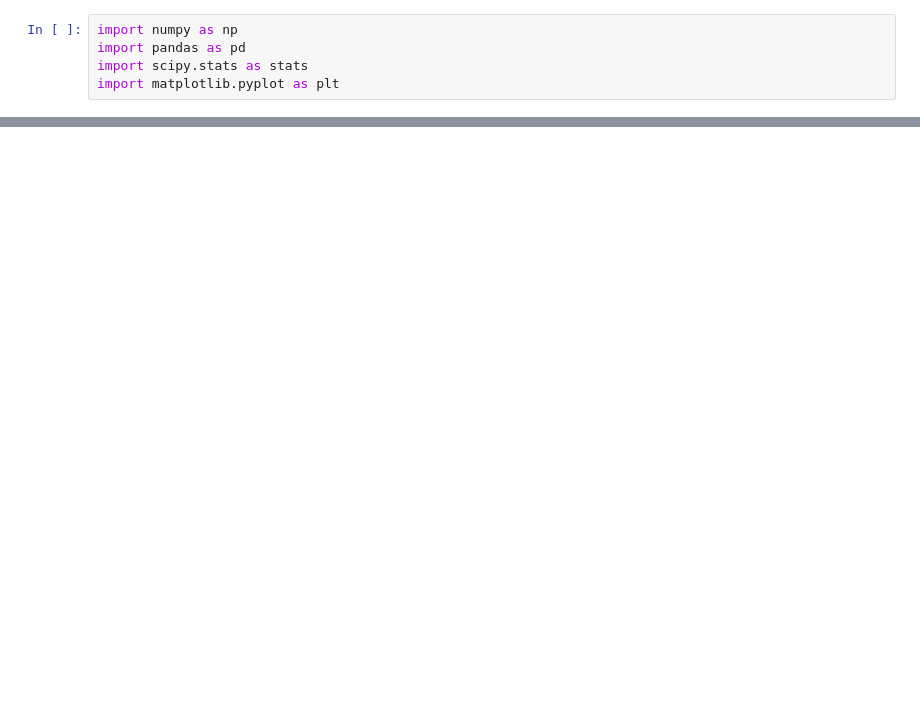
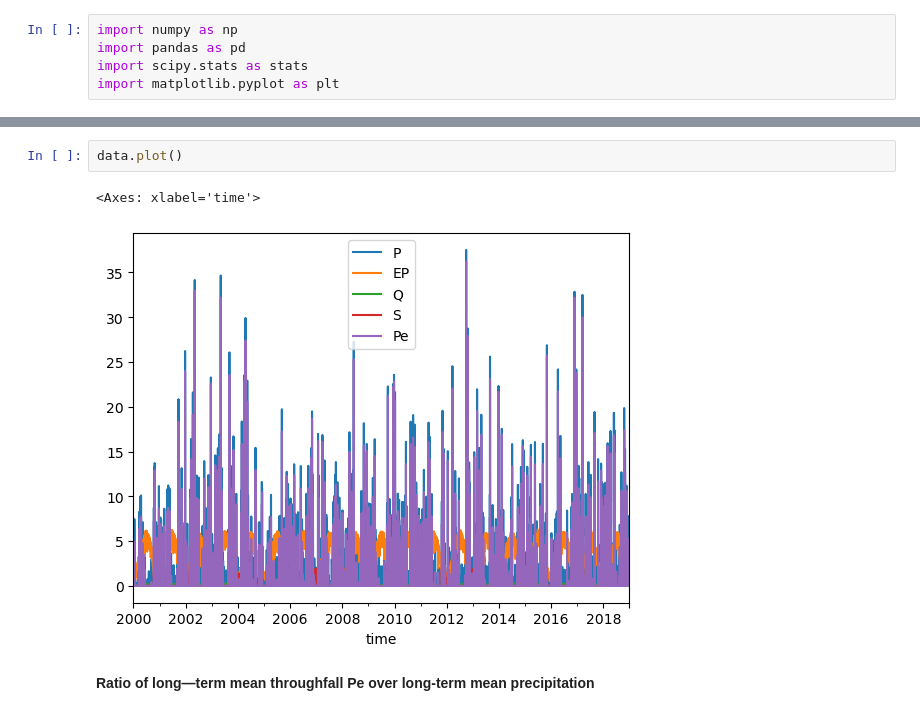
Before and after one commit to mmarrocolo/JUCARbasin, a Jupyter notebook: Exercise 2 Vegetation/Exercise 2.ipynb, the cells around one changed output, grey strips where cells are left out. Drawn from its saved outputs; the diff is of its cells as text; blank space fills up the shorter version.

```diff
--- a/Exercise 2 Vegetation/Exercise 2.ipynb
+++ b/Exercise 2 Vegetation/Exercise 2.ipynb
@@ -108,3 +115,10 @@ data.head(15)
+# %%
+data.plot()
+# %% [output]
+<Axes: xlabel='time'>
+[figure, added]
+# %% [markdown]
+**Ratio of long—term mean throughfall Pe over long-term mean precipitation**
 # %%
 P = data['P'].mean()
 Pe = data['Pe'].mean()
```
Also changed, not shown: parts of 12 cells of this notebook, 4 other files.
